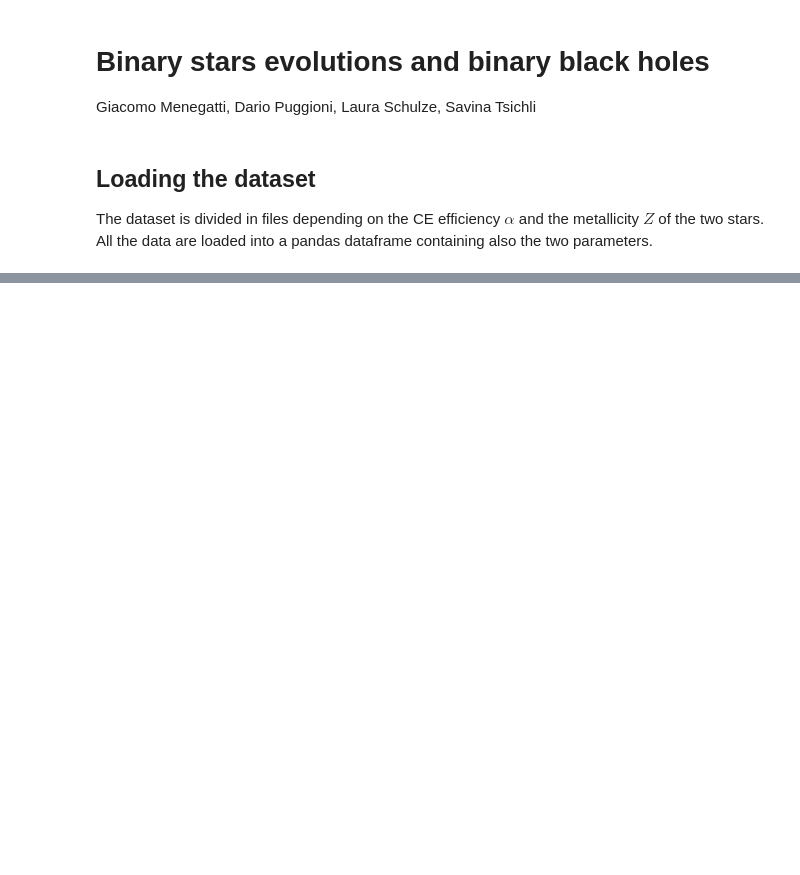
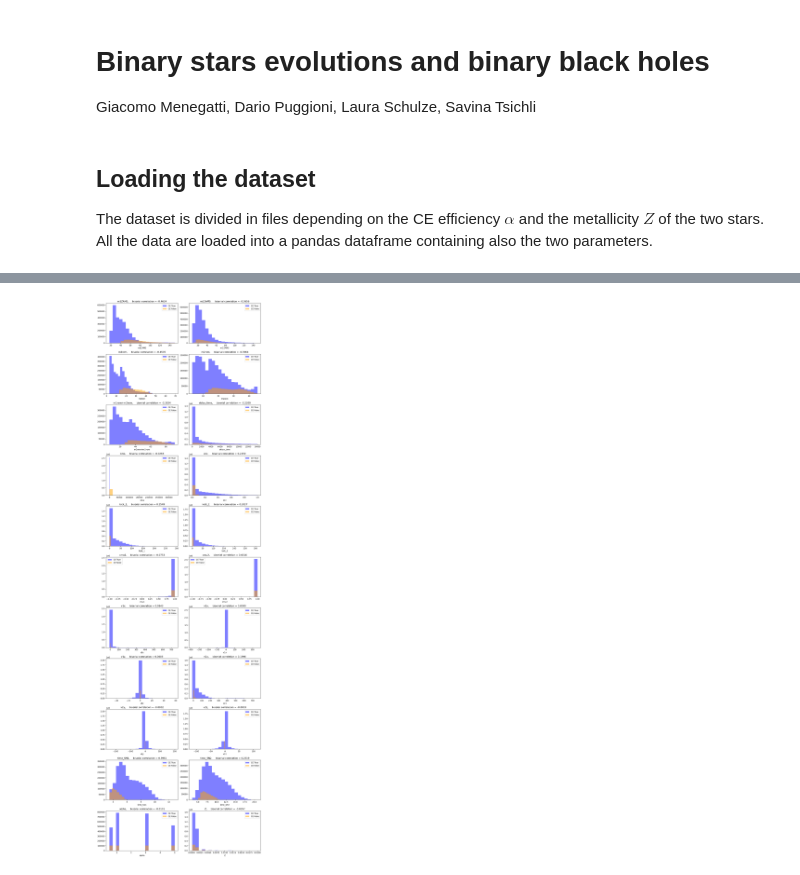
Before and after one commit to Giacomo-Menegatti/AstroLab, a Jupyter notebook: AstroLab.ipynb, the cells around one changed output, grey strips where cells are left out. Drawn from its saved outputs; the diff is of its cells as text; code cells hidden in the pictures; blank space fills up the shorter version.

```diff
--- a/AstroLab.ipynb
+++ b/AstroLab.ipynb
@@ -47,0 +39,7 @@ Data columns:
+# %%
+data.columns.values[9] = 'kick_1'
+data.columns.values[10] = 'kick_2'
+
+print('Data columns: \n ', data.columns.values)
+data.reset_index(drop=True,inplace=True)
+data
@@ -59,0 +113,21 @@ ValueError: Could not interpret value `m1rem/Msun` for parameter `x`
+# %%
+numeric_columns = [col for col in data.columns if col != 'CE' and col != 'ID']
+fig, axs = plt.subplots(nrows=11, ncols=2, figsize=(12, 40))
+for i, col in enumerate(numeric_columns):
+    ax = axs[i//2, i%2]
+    data[data.CE == True][col].hist(bins=20, color='blue', alpha=0.5, label='CE True', ax=ax)
+    data[data.CE == False][col].hist(bins=20, color='orange', alpha=0.5, label='CE False', ax=ax)
+    ax.grid(None)
+    ax.legend(loc='best')
+    ax.set_xlabel(col)
+    ax.set_title(f'{col},     biserial correlation = {correlation_df.Biserial_Correlation[i]:.4f}')
+
+
+plt.tight_layout()
+plt.show()
+
+##For example, for column m1ZAMS, the biserial correlation is ~-0.46. In the histogram we see that lower values favor the condition 'True',
+#while higher value favor the condition 'False'. For the column 'v1z' the biserial correlation is ~0.0003, that means no correlation. We can see
+#in the histogram that data are equally distributed for both conditions.
+# %% [output]
+[figure, added]
```
Also changed, not shown: parts of 6 cells of this notebook.
